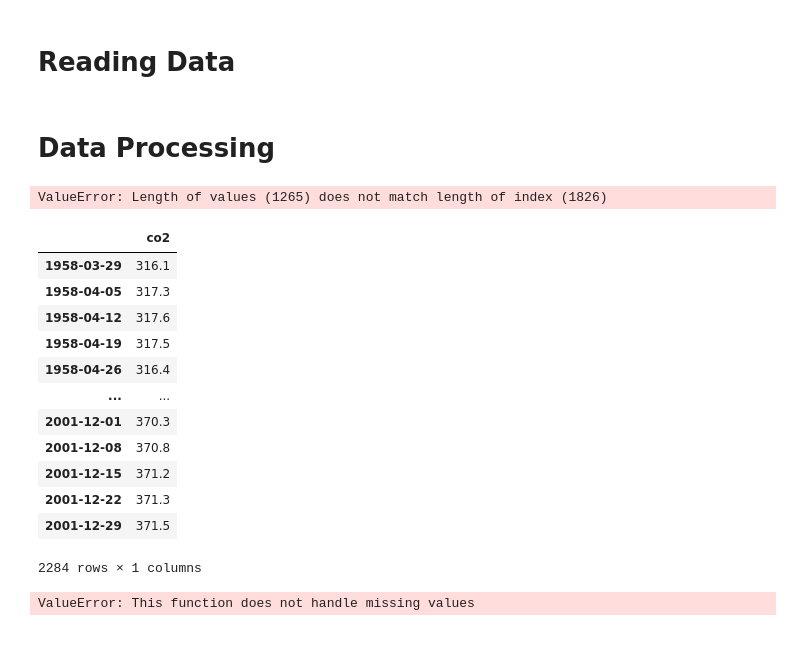
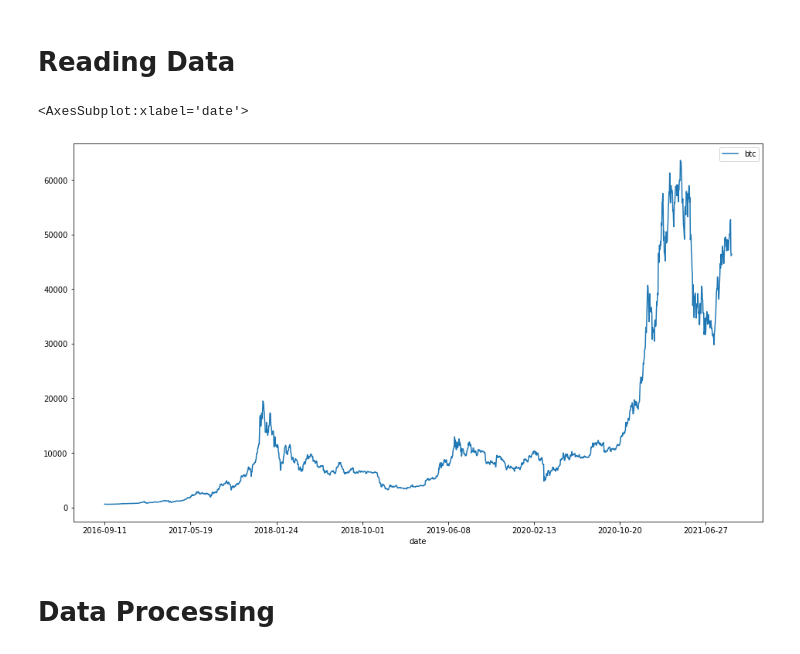
Before and after one commit to YuyangLee/Trading-Strategy-MCM22C, a Jupyter notebook: data_process.ipynb, the cells around one changed output. Drawn from its saved outputs; the diff is of its cells as text; code cells hidden in the pictures.

Commit message:
data processed

```diff
--- a/data_process.ipynb
+++ b/data_process.ipynb
@@ -12,46 +12,12 @@ gold_data_path = "data/LBMA-GOLD_refine.csv"
 # %% [markdown]
 # Reading Data
 # %%
-btc_raw  = pd.read_csv(btc_data_path)
-gold_raw = pd.read_csv(gold_data_path).set_index('Date')
+btc_data  = pd.read_csv(btc_data_path).rename(columns={ 'Date': 'date', 'Value': 'btc' })
+gold_data = pd.read_csv(gold_data_path).rename(columns={ 'Date': 'date', 'USD': 'gold' })
+# %%
+btc_data.set_index('date').plot(figsize=(16, 9))
+# %% [output]
+<AxesSubplot:xlabel='date'>
+[figure, added]
 # %% [markdown]
 # Data Processing
-# %%
-data = pd.DataFrame(data=btc_raw, columns=['Date', 'Value']).rename(columns={ 'Date': 'date', 'Value': 'btc' })
-# data.insert(0, 'tag', pd.DataFrame(np.arange(data.shape[0])))
-# data.insert(0, 'gold', gold_raw)
-
-data = data.set_index('date')
-data
-# %% [output]
-ValueError: Length of values (1265) does not match length of index (1826)
-# %%
-dta = sm.datasets.co2.load_pandas().data
-# deal with missing values. see issue
-dta.co2.interpolate(inplace=True)
-
-dta
-
-# res = sm.tsa.seasonal_decompose(dta.co2)
-# resplot = res.plot()
-# %% [output]
-|  | co2 |
-| 1958-03-29 | 316.1 |
-| 1958-04-05 | 317.3 |
-| 1958-04-12 | 317.6 |
-| 1958-04-19 | 317.5 |
-| 1958-04-26 | 316.4 |
-| ... | ... |
-| 2001-12-01 | 370.3 |
-| 2001-12-08 | 370.8 |
-| 2001-12-15 | 371.2 |
-| 2001-12-22 | 371.3 |
-| 2001-12-29 | 371.5 |
-2284 rows × 1 columns
-# %%
-# data.btc.interpolate(inplace=True)
-
-res = sm.tsa.seasonal_decompose(pd.DataFrame(data=data, columns=['date', 'btc']))
-resplot = res.plot()
-# %% [output]
-ValueError: This function does not handle missing values
```
Also changed, not shown: parts of 1 cell of this notebook.
